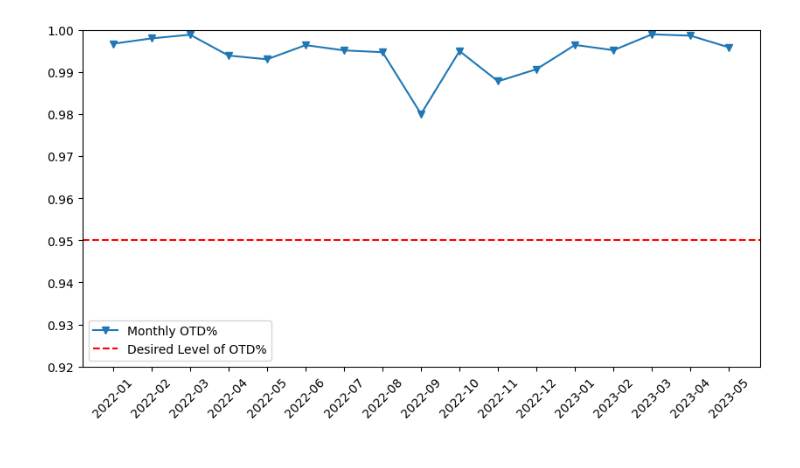
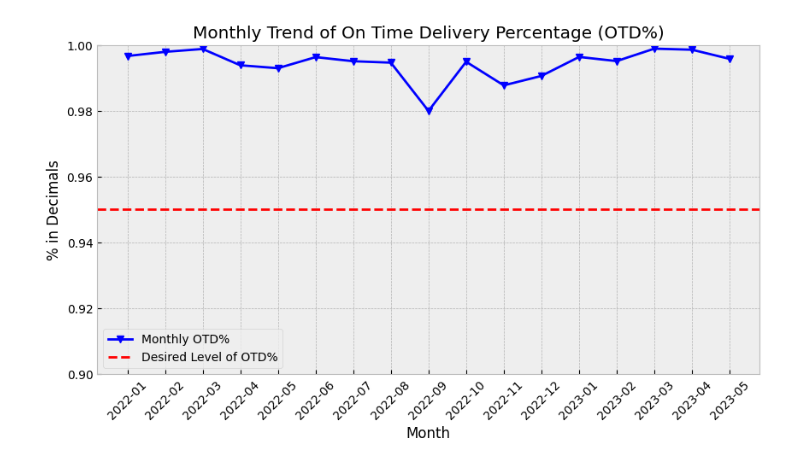
Before and after one commit to offthemenu/tatMultiplierProject, a Jupyter notebook: Processing/dataProcessing.ipynb, the cells around one changed output. Saved outputs shown, nothing was run; the diff lists cells and outputs as text; code cells hidden in the pictures.

```diff
--- a/Processing/dataProcessing.ipynb
+++ b/Processing/dataProcessing.ipynb
@@ -31,5 +29,4 @@ df["submit_date"] = df["submit_date"].dt.floor('D')
 # Extract year and month, then create the submit_month column
 df['submit_month'] = df['submit_date'].dt.to_period('M')
 # %%
-origination_by_month = df[["on_time", "submit_month"]].groupby(by="submit_month").mean()
-origination_by_month
+origination_by_month = df[["on_time", "submit_month"]].groupby(by="submit_month").mean().reset_index()
@@ -55,14 +33,18 @@ origination_by_month
 # %%
 fig, ax = plt.subplots(figsize = (10,5))
+plt.style.use('bmh')
 
-ax.plot(origination_by_month["submit_month"].astype("str"), origination_by_month["on_time"], marker="v", label="Monthly OTD%")
+ax.plot(origination_by_month["submit_month"].astype("str"), origination_by_month["on_time"], marker="v", label="Monthly OTD%", color="blue")
 
 
-ax.set_ylim(0.92, 1)
+ax.set_ylim(0.9, 1)
 ax.axhline(y=0.95, color='red', linestyle='--', label="Desired Level of OTD%")
+ax.set_title("Monthly Trend of On Time Delivery Percentage (OTD%)")
+ax.set_xlabel("Month")
+ax.set_ylabel("% in Decimals")
 
 plt.xticks(rotation=45)
 plt.legend()
 plt.show()
 # %% [output]
-[figure, old version]
+[figure, new version]
```
Also changed, not shown: parts of 2 cells of this notebook.
